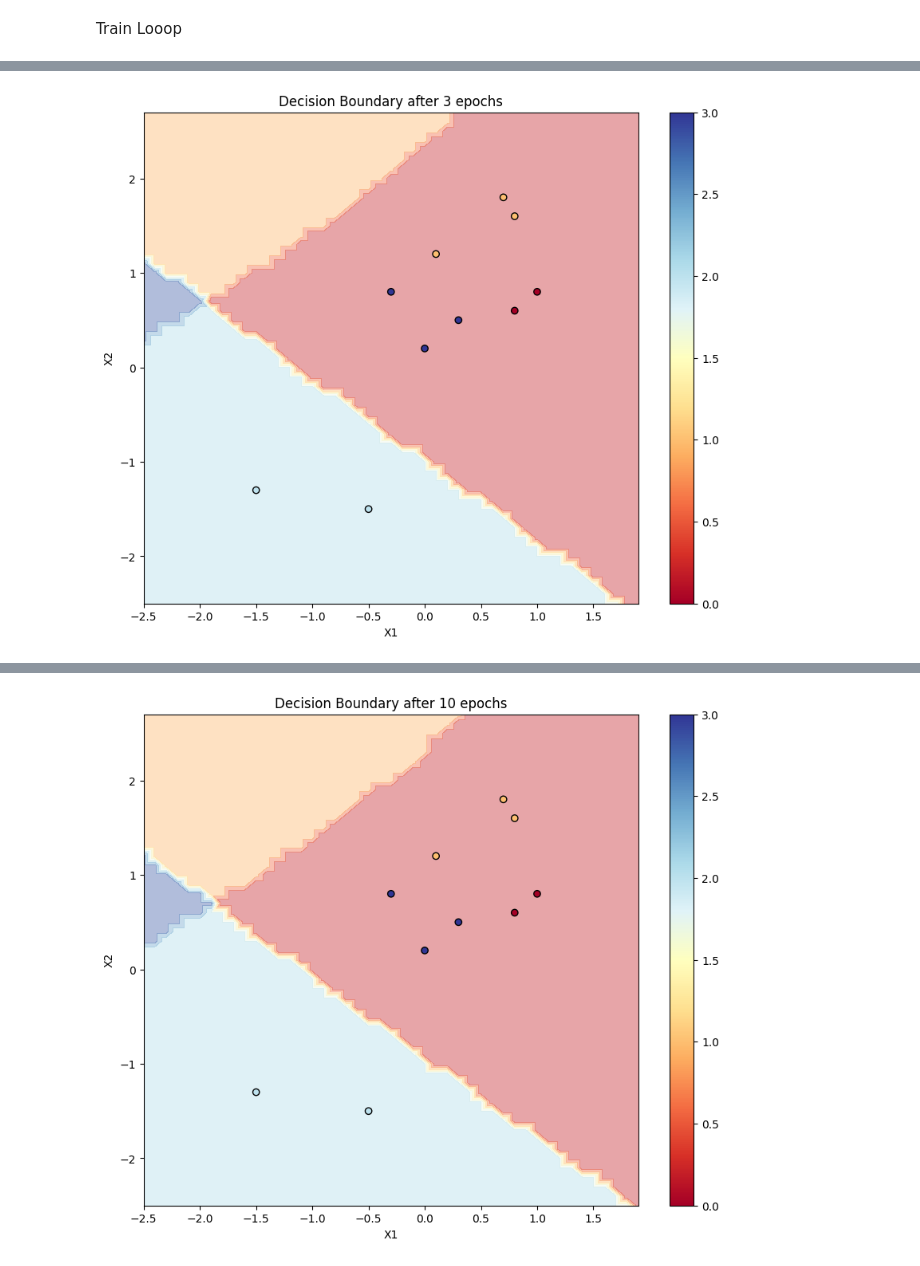
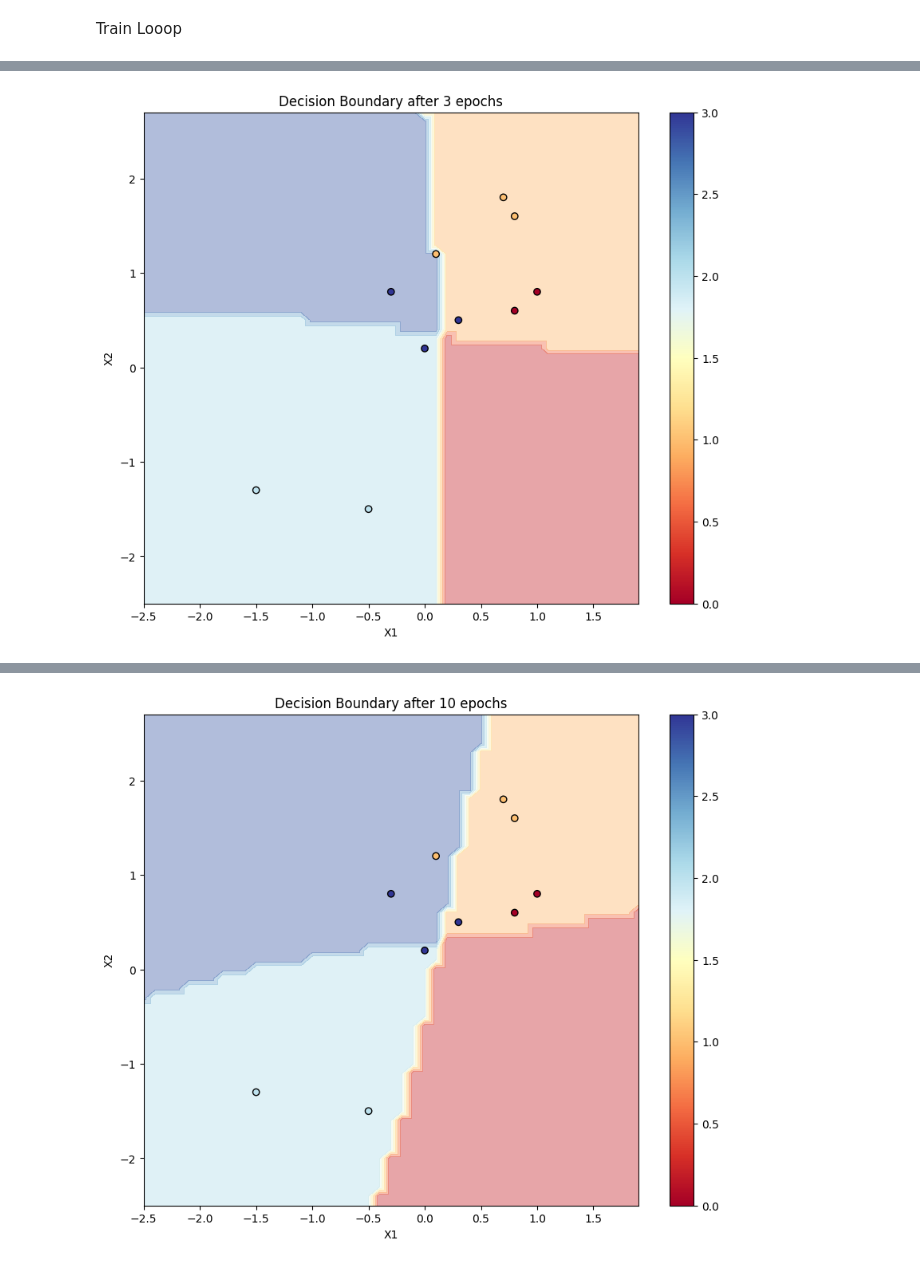
Before and after one commit to KubaJerz/CSCE790, a Jupyter notebook: HW02/b1.ipynb, the cells around one changed output, grey strips where cells are left out. Cells and saved outputs as stored; diff of their text form; code cells hidden in the pictures.

Commit message:
b1 fixed loss was messed up and no zero grad :(

```diff
--- a/HW02/b1.ipynb
+++ b/HW02/b1.ipynb
@@ -190,8 +197,7 @@ Y = [
     [0,1],
 ]
 
-nn = MLP(2, [15,2])
-lossi = [] #accumulate the loss
+nn = MLP(2, [128,2])
 # %%
 Y_l = [
     1,
@@ -243,14 +251,40 @@ def plot_decision_boundary(model, epoch):
+# %%
+def loss():
+    inputs = [[Scalar(x) for x in xrow] for xrow in X]
+    y_trues = [[Scalar(y) for y in yrow] for yrow in Y]
+
+
+    outs = [nn(xrow) for xrow in inputs]
+    # MSE loss
+    losses = []
+    for out, ytrue in zip(outs, y_trues):
+        score0 = out[0] - ytrue[0]
+        score1 = out[1] - ytrue[1]
+        losses.append((score0*score0) + (score1*score1))
+
+    data_loss = sum(losses) * (1.0 / len(losses))
+
+
+    return data_loss
 # %% [markdown]
 Train Looop
 # %%
+lossi = []
 for epoch in range(100):
-    y_pred = [nn(x) for x in X]
-    loss = MSE(y_pred, Y)
-    lossi.append(loss.data)
-    print(f'epoch: {epoch} loss: {loss.data}')
-    loss.backprop()
-    nn.optim()
+     # forward
+    total_loss = loss()
+    lossi.append(total_loss.data)
+    print(f'epoch:{epoch} loss:{total_loss.data}')
+
+    # backward
+    nn.zero_grad()
+    total_loss.backprop()
+
+    # optim step
+    learning_rate = 0.01
+    for p in nn.params():
+        p.data -= learning_rate * p.grad
 
     if epoch + 1 in [3, 10, 70, 100]:
-        plot_decision_boundary(nn, epoch + 1)
+         plot_decision_boundary(nn, epoch + 1)
 # %% [output]
@@ -260 +294 @@ epoch: 2 loss: 0.5999885022993641
-[figure, old version]
+[figure, new version]
@@ -268 +302 @@ epoch: 9 loss: 0.5971473904890163
-[figure, old version]
+[figure, new version]
```
Also changed, not shown: parts of 7 cells of this notebook.
